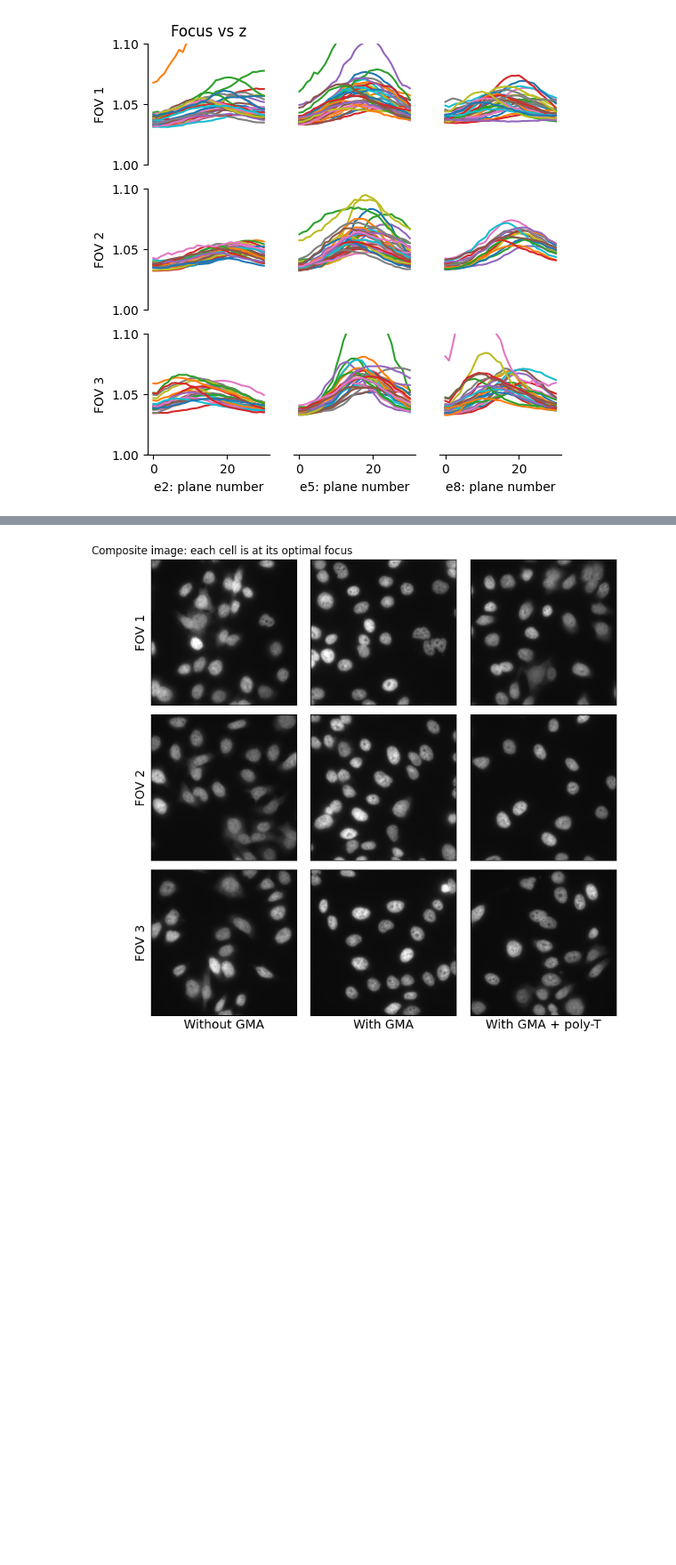
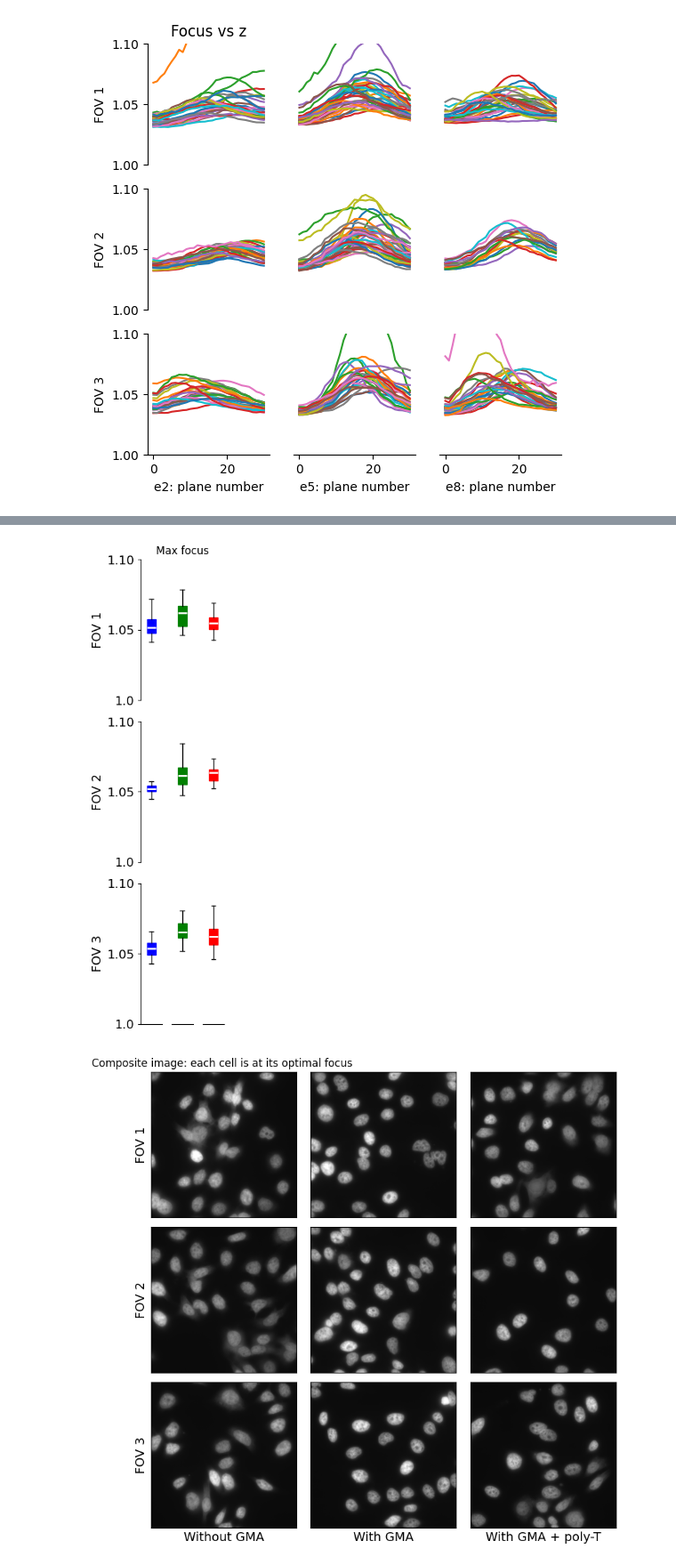
Before and after one commit to fish-quant/autofish-analysis, a Jupyter notebook: autofish_analysis/crispness/Crispness.ipynb, the cells around one changed output, grey strips where cells are left out. Shown at 89% size. Cells and saved outputs as stored; diff of their text form; code cells hidden in the pictures; blank space fills up the shorter version.

```diff
--- a/autofish_analysis/crispness/Crispness.ipynb
+++ b/autofish_analysis/crispness/Crispness.ipynb
@@ -185,3 +139,57 @@ plt.savefig('Max_focus.svg')
+# %%
+colors = ['blue','green','red']
+fig, ax = plt.subplots(3,3,figsize=(3*0.8, 8))
+for ind, pair in enumerate(ind_col):
+    line, col  = pair
+    max_foc    = []
+    for m in measures_focus[ind]:
+        max_foc.append(np.max(m))
+    bp = ax[line, col].boxplot(max_foc, vert=True, patch_artist=True, showfliers=False, whis=1.5, widths=0.4)
+    for box in bp['boxes']:
+        box.set(edgecolor=colors[col])
+        box.set(facecolor=colors[col])
+
+    for median in bp['medians']:
+        median.set(color='white', linewidth=2)
+
+
+    ax[line, col].set_xticks([])
+    ax[line, col].set_ylim([1, 1.10])
+
+    ax[line, col].spines['top'].set_visible(False)
+    ax[line, col].spines['right'].set_visible(False)
+
+    if line != 2:
+        ax[line, col].spines['bottom'].set_visible(False)
+
+    if col == 0:
+        ax[line, col].set_yticks([1.0, 1.05, 1.1])
+        ax[line, col].set_yticklabels(['1.0', '1.05', '1.10'], fontsize=14)
+    else:
+        ax[line, col].set_yticks([])
+        ax[line, col].set_yticklabels([])
+        ax[line, col].spines['left'].set_visible(False)
+
+ax[0, 0].set_ylabel("FOV 1", fontsize=14);
+ax[1, 0].set_ylabel("FOV 2",fontsize=14);
+ax[2, 0].set_ylabel("FOV 3", fontsize=14);
+
+
+ax[2, 0].set_xlabel("") #"Without GMA",fontsize=14, rotation= 90);
+ax[2, 1].set_xlabel("")#With GMA",fontsize=14, rotation= 90);
+ax[2, 2].set_xlabel("")#With GMA + poly-T",fontsize=14, rotation= 90);
+
+#ax[0, 2].remove()
+#ax[1, 2].remove()
+#ax[2, 2].remove()
+ax[0, 1].set_title("Max focus");
+
+plt.tight_layout()
+
+
+plt.savefig('Max_focus.svg')
+# %% [output]
+[figure, added]
 # %%
 fig, ax = plt.subplots(3,3,figsize=(8,8))
 
```
Also changed, not shown: parts of 1 cell of this notebook.
